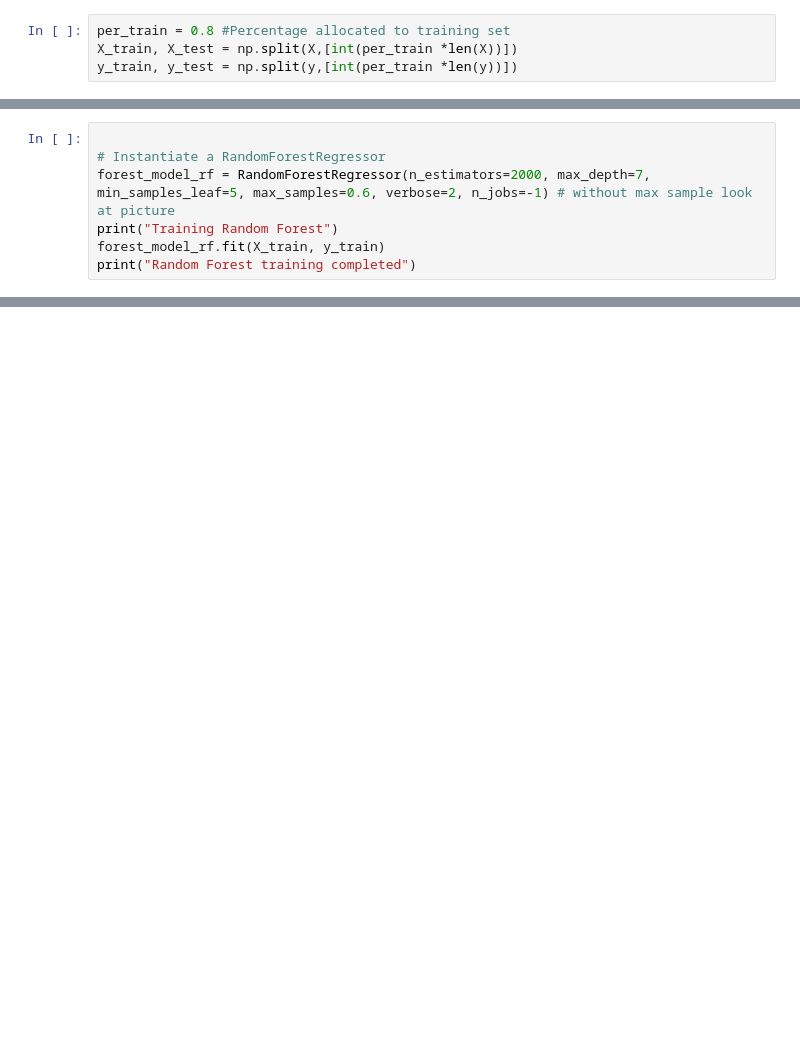
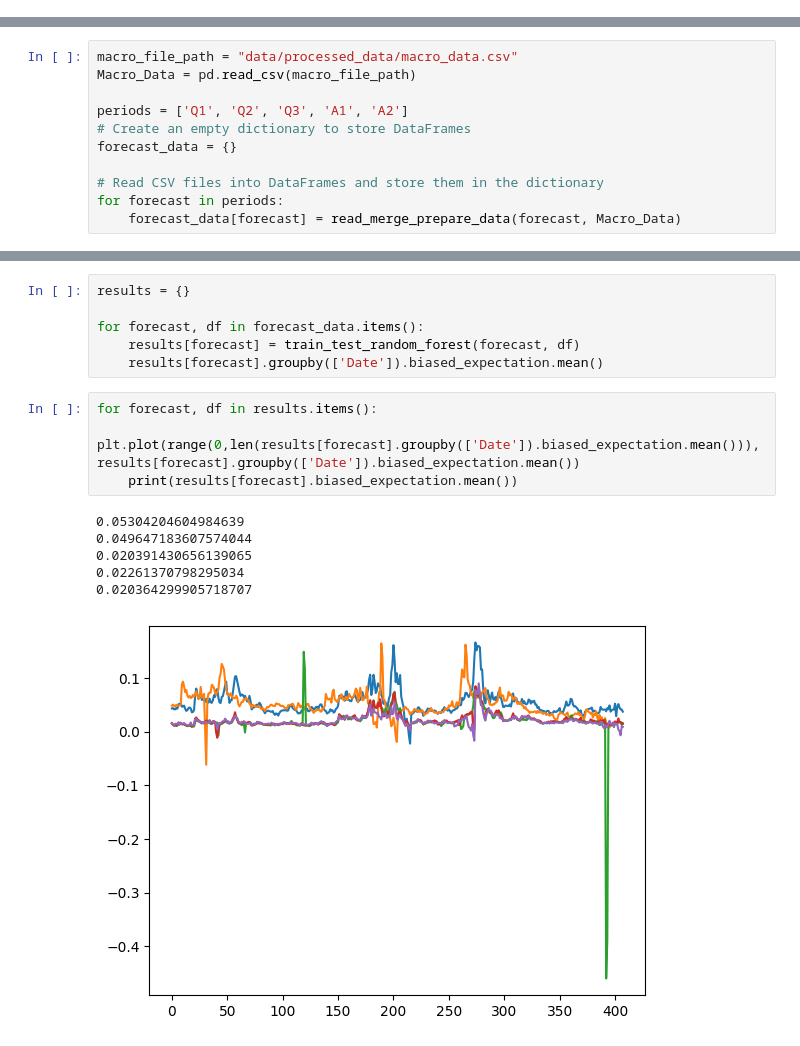
Before and after one commit to NicoloMarsucco/ML-financial-modelling, a Jupyter notebook: RF.ipynb, the cells around one changed output, grey strips where cells are left out. Drawn from its saved outputs; the diff is of its cells as text; blank space fills up the shorter version.

```diff
--- a/RF.ipynb
+++ b/RF.ipynb
@@ -91,4 +0,0 @@ X = Merged_Data.loc[:, ~Merged_Data.columns.isin(['adj_actual', 'Dates'])]
-# %%
-per_train = 0.8 #Percentage allocated to training set
-X_train, X_test = np.split(X,[int(per_train *len(X))])
-y_train, y_test = np.split(y,[int(per_train *len(y))])
@@ -102,7 +0,0 @@ Series([], dtype: object)
-# %%
-
-# Instantiate a RandomForestRegressor
-forest_model_rf = RandomForestRegressor(n_estimators=2000, max_depth=7, min_samples_leaf=5, max_samples=0.6, verbose=2, n_jobs=-1) # without max sample look at picture
-print("Training Random Forest")
-forest_model_rf.fit(X_train, y_train)
-print("Random Forest training completed")
@@ -248,0 +44,11 @@ print(r2_score(y_test, X_test.adj_meanest))
+# %%
+macro_file_path = "data/processed_data/macro_data.csv"
+Macro_Data = pd.read_csv(macro_file_path)
+
+periods = ['Q1', 'Q2', 'Q3', 'A1', 'A2']
+# Create an empty dictionary to store DataFrames
+forecast_data = {}
+
+# Read CSV files into DataFrames and store them in the dictionary
+for forecast in periods:
+    forecast_data[forecast] = read_merge_prepare_data(forecast, Macro_Data)
@@ -248,0 +125,17 @@ print(r2_score(y_test, X_test.adj_meanest))
+# %%
+results = {}
+
+for forecast, df in forecast_data.items():
+    results[forecast] = train_test_random_forest(forecast, df)
+    results[forecast].groupby(['Date']).biased_expectation.mean()
+# %%
+for forecast, df in results.items():
+    plt.plot(range(0,len(results[forecast].groupby(['Date']).biased_expectation.mean())), results[forecast].groupby(['Date']).biased_expectation.mean())
+    print(results[forecast].biased_expectation.mean())
+# %% [output]
+0.05304204604984639
+0.049647183607574044
+0.020391430656139065
+0.02261370798295034
+0.020364299905718707
+[figure, added]
```
Also changed, not shown: parts of 34 cells of this notebook.
